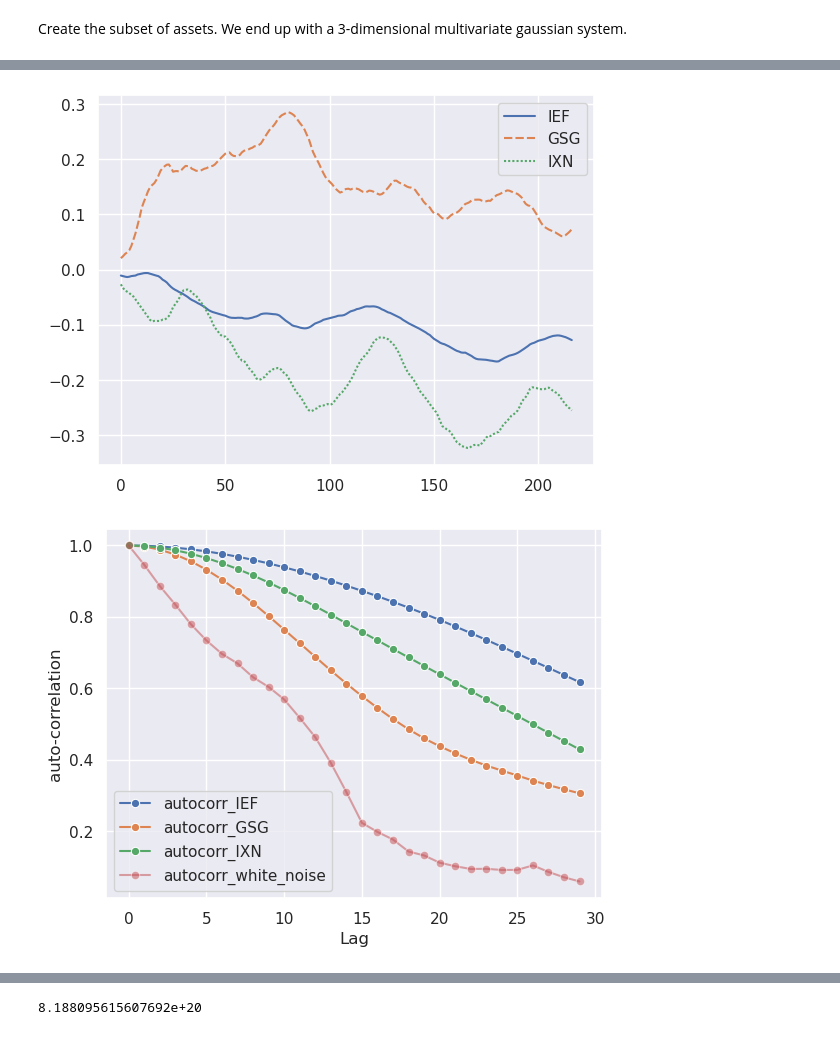
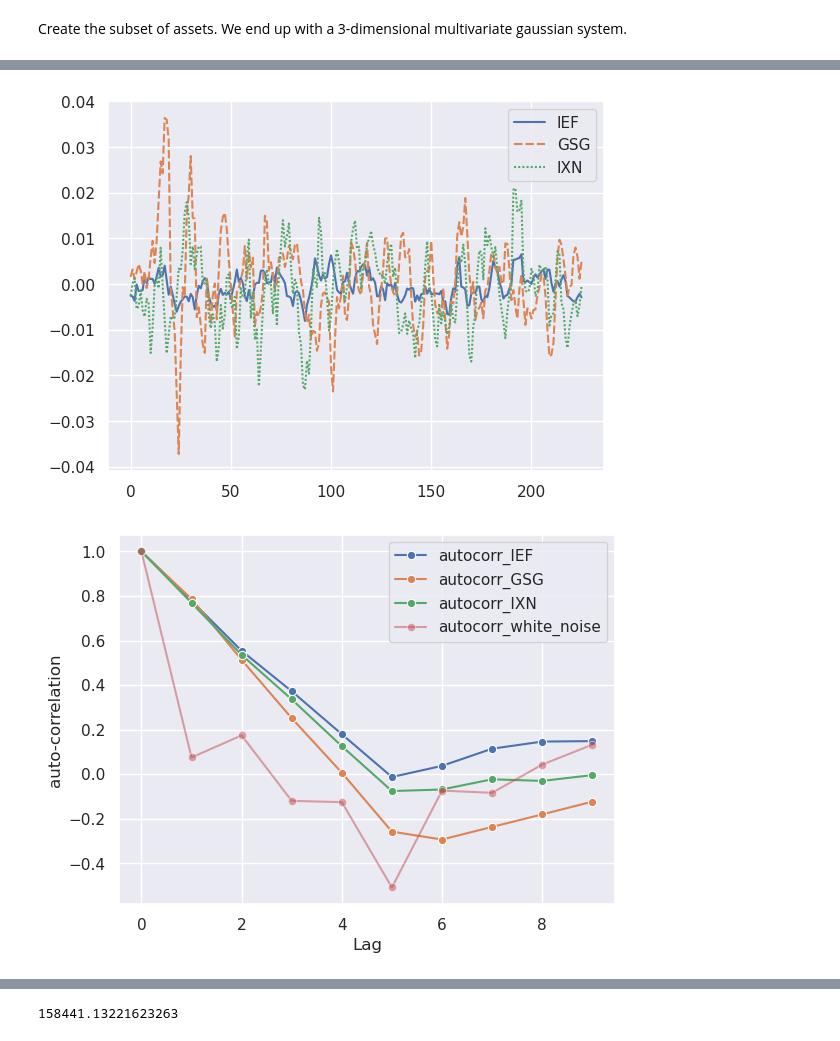
Before and after one commit to regime-lab/power-spectral-density, a Jupyter notebook: fractional_psd_rolling_mean_wasserstein.ipynb, the cells around one changed output, grey strips where cells are left out. Cells and saved outputs as stored; diff of their text form; code cells hidden in the pictures.

```diff
--- a/fractional_psd_rolling_mean_wasserstein.ipynb
+++ b/fractional_psd_rolling_mean_wasserstein.ipynb
@@ -146,8 +146,8 @@ class FractionalPSD:
         eigenvalues_self = np.linalg.eigvalsh(autocov_0)
 
         # Generate samples from the exponential distribution for eigenvalues over threshold
-        samples_target = np.random.exponential(scale=1/np.clip(eigenvalues_target, a_min=1e-22, a_max=None))
-        samples_self = np.random.exponential(scale=1/np.clip(eigenvalues_self, a_min=1e-22, a_max=None))
+        samples_target = np.random.exponential(scale=1/np.clip(eigenvalues_target, a_min=1e-6, a_max=None))
+        samples_self = np.random.exponential(scale=1/np.clip(eigenvalues_self, a_min=1e-6, a_max=None))
 
         sns.distplot(samples_target)
         sns.distplot(samples_self)
@@ -181,8 +175,8 @@ import scipy
 
 m6_subset1 = m6_assets.copy()
 
-# Window length 15 days
-wlen = 15
+# Window length 5 days
+wlen = 5
 
 # First convert to log price
 m6_subset1 = m6_subset1.apply(np.log)
@@ -190,14 +184,14 @@ m6_subset1 = m6_subset1.apply(np.log)
 # Clean data
 m6_subset1 = m6_subset1.dropna().reset_index().drop(columns='index')
 
-# Apply z-score in a rolling way that does not create lookahead bias
+# Apply window
 #rolling_zscore = lambda serie: [ stats.zscore(serie[x-wlen:x]).values[-1] for x in range(wlen, len(serie) + 1) ]
 rolling_mean = lambda serie: [ np.mean(serie[x-wlen:x]) for x in range(wlen, len(serie) + 1) ]
 
 m6_subset = pd.DataFrame()
-m6_subset['IEF'] = rolling_mean(m6_subset1['IEF']) - m6_subset1['IEF'][0]
-m6_subset['GSG'] = rolling_mean(m6_subset1['GSG']) - m6_subset1['GSG'][0]
-m6_subset['IXN'] = rolling_mean(m6_subset1['IXN']) - m6_subset1['IXN'][0]
+m6_subset['IEF'] = np.diff(rolling_mean(m6_subset1['IEF']))# - m6_subset1['IEF'][0]
+m6_subset['GSG'] = np.diff(rolling_mean(m6_subset1['GSG']))#- m6_subset1['GSG'][0]
+m6_subset['IXN'] = np.diff(rolling_mean(m6_subset1['IXN']))# - m6_subset1['IXN'][0]
 
 # View Power Spectrum
 #view_spectrum(m6_subset['IEF'].values)
@@ -215,37 +209,37 @@ white_noise = FractionalPSD(white_noise_d)
 wd1f=pd.DataFrame()
 wd1f['X']=white_noise_d
 wdf=pd.DataFrame()
-wdf['X']=rolling_zscore(wd1f['X'])
+wdf['X']=np.diff(rolling_mean(wd1f['X']))
 
 # View Auto Correlation
 decay_func = lambda S, _range: [S.autocorr(lag=Lag) for Lag in _range]
 sns.lineplot(data=decay_func(m6_subset['IEF'], range(0, wlen*2)), label='autocorr_IEF', marker='o')
 sns.lineplot(data=decay_func(m6_subset['GSG'], range(0, wlen*2)), label='autocorr_GSG', marker='o')
 sns.lineplot(data=decay_func(m6_subset['IXN'], range(0, wlen*2)), label='autocorr_IXN', marker='o')
 sns.lineplot(data=decay_func(wdf['X'], range(0, wlen*2)), label='autocorr_white_noise', marker='o', alpha=0.5)
 plt.xlabel('Lag')
 plt.ylabel('auto-correlation')
 plt.show()
 
 # Example using train_test_split
 from sklearn.model_selection import train_test_split
-fractional_ief_train, fractional_ief_test = train_test_split(m6_subset['GSG'], test_size=0.5, shuffle=False)
+fractional_ief_train, fractional_ief_test = train_test_split(m6_subset['IEF'], test_size=0.4, shuffle=False)
 fractional_ief_train = FractionalPSD(fractional_ief_train)
 print(fractional_ief_train.distance_norm(fractional_ief_test))
 fdf=pd.DataFrame()
 fdf['train']=fractional_ief_train.data
 fdf2=pd.DataFrame()
 fdf2['test']=fractional_ief_test
 
 # View Auto Correlation between train_test_split
 sns.lineplot(data=decay_func(fdf['train'], range(0, wlen*2)), label='train', marker='o')
 sns.lineplot(data=decay_func(fdf2['test'], range(0, wlen*2)), label='test', marker='o')
 plt.xlabel('Lag')
 plt.ylabel('auto-correlation')
 plt.show()
 sns.lineplot(data=fdf['train'], label='train')
 sns.lineplot(data=fdf2['test'], label='test')
 plt.show()
 # %% [output]
-[figure, old version]
+[figure, new version]
-[figure, old version]
+[figure, new version]
@@ -253 +247 @@ plt.show()
-8.188095615607692e+20
+158441.13221623263
```
Also changed, not shown: parts of 3 cells of this notebook.
